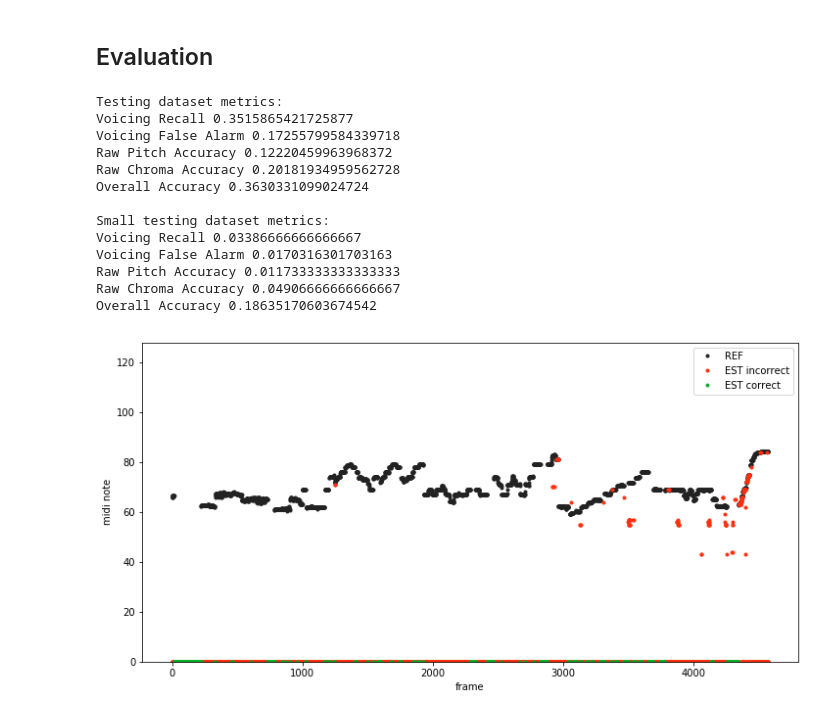
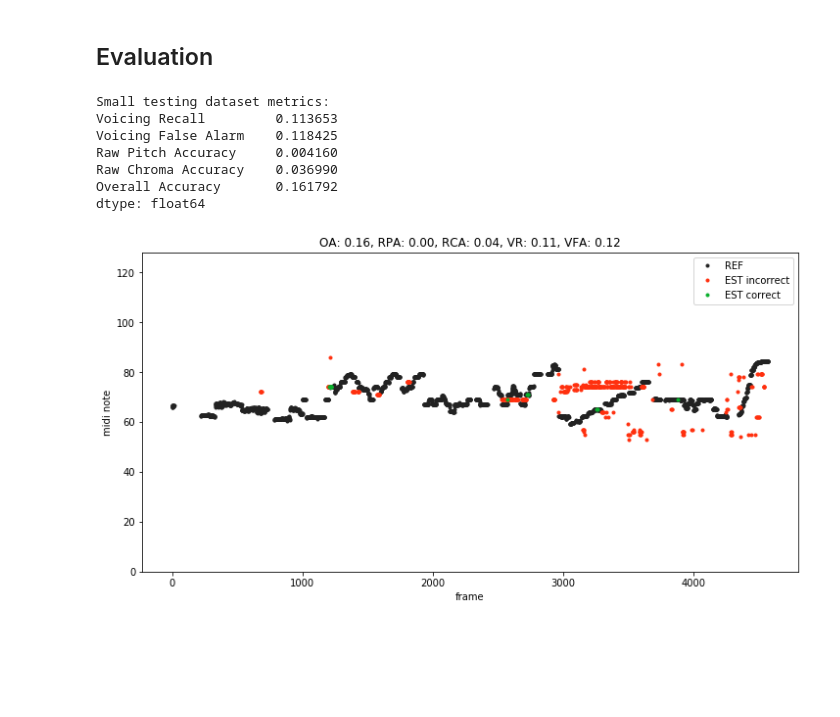
Before and after one commit to kukas/music-transcription, a Jupyter notebook: baseline-perceptron-melody.ipynb, the cells around one changed output. Drawn from its saved outputs; the diff is of its cells as text; code cells hidden in the pictures; blank space fills up the shorter version.

```diff
--- a/baseline-perceptron-melody.ipynb
+++ b/baseline-perceptron-melody.ipynb
@@ -40,3 +18,0 @@ train_mdb, valid_mdb, test_mdb = mdb_data["train"], mdb_data["validation"], mdb_
-# %%
-datasets.load_all(train_mdb, 16000)
-datasets.load_all(test_mdb, 16000)
@@ -63,0 +19,2 @@ small_test_dataset = datasets.AADataset(small_test_data, annotations_per_window,
+# %%
+train_data, test_data, small_test_data = common.prepare_medley()
@@ -113,0 +44,32 @@ if restore:
+# %%
+args = {
+    "threads": 6,
+    "batch_size": 32,
+    "annotations_per_window": 1,
+    "frame_width": round(256/(44100/16000)), # frame_width of MedleyDB resampled to 16000 Hz
+    "context_width": 944,
+    "note_range": 128,
+    "samplerate": 16000
+}
+
+name = common.name(args)
+print(name)
+
+# To restore model from a checkpoint
+# args["logdir"] = "..."
+
+# Construct the network
+network = NetworkMelody(threads=args["threads"])
+
+with network.session.graph.as_default():
+    sess = network.session
+
+    preload_hook = lambda aa: aa.audio.load_resampled_audio(args["samplerate"])
+    dataset_transform = lambda dataset: dataset.batch(128).prefetch(1)
+    dataset_transform_train = lambda dataset: dataset.shuffle(100000).batch(args["batch_size"]).prefetch(1)
+
+    train_dataset = datasets.AADataset(train_data, args, preload_hook, dataset_transform_train)
+    test_dataset = datasets.AADataset(test_data, args, preload_hook, dataset_transform)
+    small_test_dataset = datasets.AADataset(small_test_data, args, preload_hook, dataset_transform)
+
+    network.construct(args, create_model, test_dataset.dataset.output_types, test_dataset.dataset.output_shapes, dataset_preload_hook=preload_hook, dataset_transform=dataset_transform)
@@ -114,5 +79,5 @@ if restore:
 # %%
-epochs = 10
-network.train(train_dataset, test_dataset, small_test_dataset, args["batch_size"], epochs, eval_small_every_n_batches=3000, eval_every_n_batches=30000, save_every_n_batches=20000)
+epochs = 1
+network.train(train_dataset, test_dataset, small_test_dataset, epochs, eval_small_every_n_batches=1000, eval_every_n_batches=10000, save_every_n_batches=60000)
 # %% [output]
 === epoch 1 ===
@@ -140,22 +106,14 @@ Model saved in path: models/01-16_111149-bs32-apw1-wsiz1981/model.ckpt
 # %% [markdown]
 ## Evaluation
 # %%
-print("Testing dataset metrics:")
-acc = network.evaluate(test_dataset, args["batch_size"], print_detailed=True)
 print("\nSmall testing dataset metrics:")
-acc = network.evaluate(small_test_dataset, args["batch_size"], visual_output=True, print_detailed=True)
+acc = network.evaluate(small_test_dataset, visual_output=True, print_detailed=True)
 # %% [output]
-Testing dataset metrics:
-Voicing Recall 0.3515865421725877
-Voicing False Alarm 0.17255799584339718
-Raw Pitch Accuracy 0.12220459963968372
-Raw Chroma Accuracy 0.20181934959562728
-Overall Accuracy 0.3630331099024724
-
 Small testing dataset metrics:
-Voicing Recall 0.03386666666666667
-Voicing False Alarm 0.0170316301703163
-Raw Pitch Accuracy 0.011733333333333333
-Raw Chroma Accuracy 0.04906666666666667
-Overall Accuracy 0.18635170603674542
+Voicing Recall         0.113653
+Voicing False Alarm    0.118425
+Raw Pitch Accuracy     0.004160
+Raw Chroma Accuracy    0.036990
+Overall Accuracy       0.161792
+dtype: float64
-[figure, old version]
+[figure, new version]
```
Also changed, not shown: parts of 16 cells of this notebook, 2 other files.
